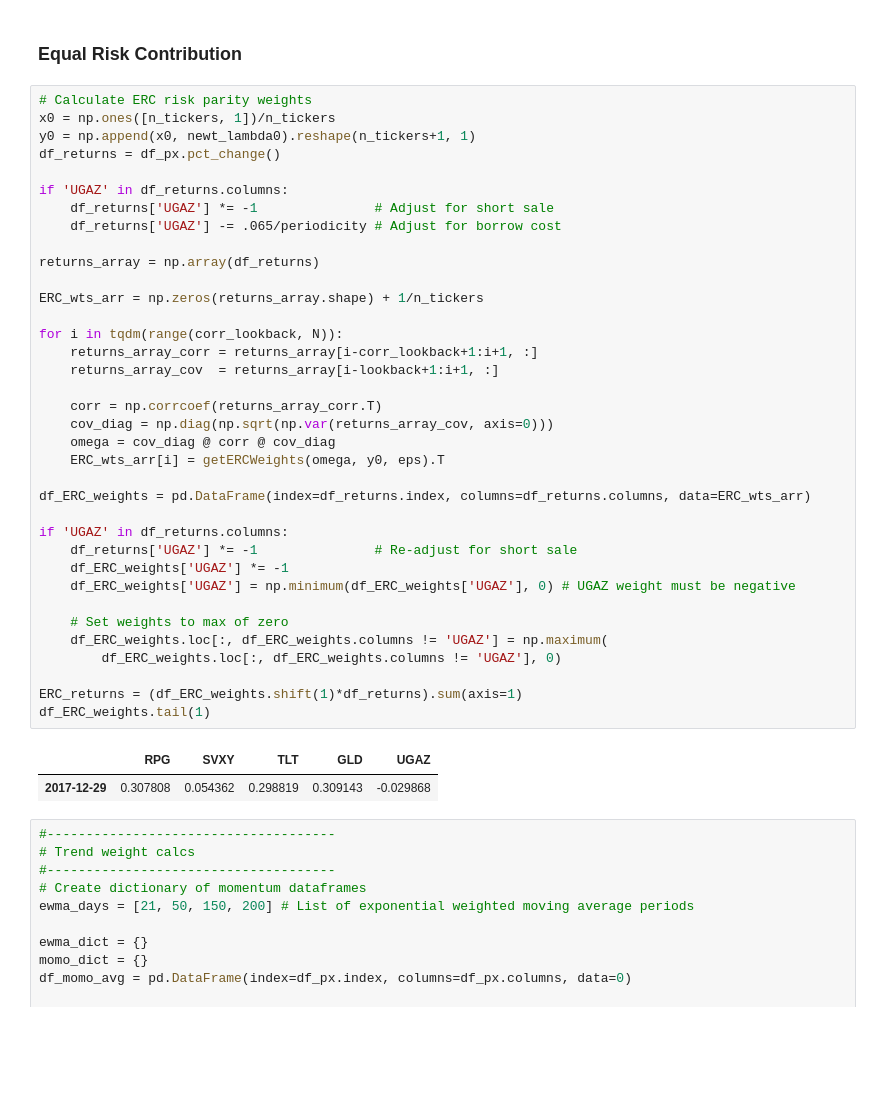
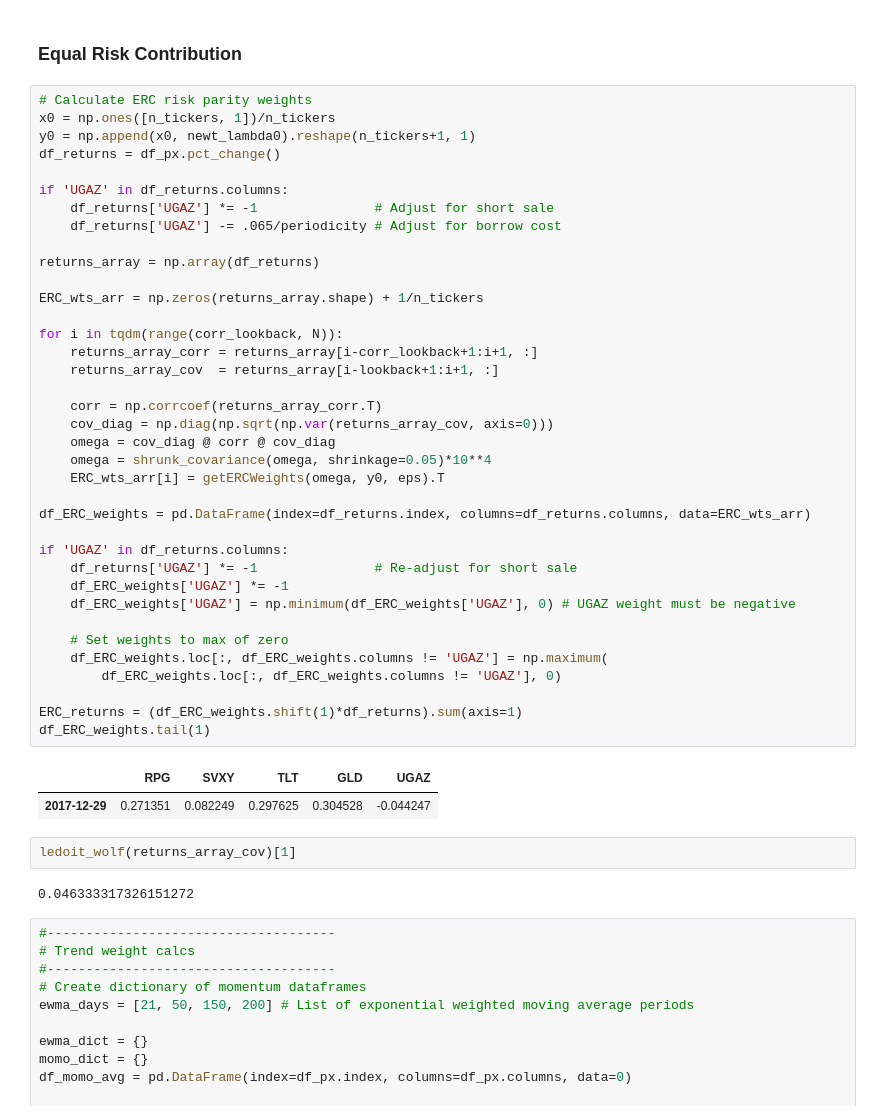
Before and after one commit to libolight/risk-parity, a Jupyter notebook: Risk parity weights.ipynb, the cells around one changed output. Cells and saved outputs as stored; diff of their text form; blank space fills up the shorter version.

```diff
--- a/Risk parity weights.ipynb
+++ b/Risk parity weights.ipynb
@@ -411,34 +516,39 @@ if 'UGAZ' in df_returns.columns:
     df_returns['UGAZ'] -= .065/periodicity # Adjust for borrow cost
 
 returns_array = np.array(df_returns)
 
 ERC_wts_arr = np.zeros(returns_array.shape) + 1/n_tickers
 
 for i in tqdm(range(corr_lookback, N)):
     returns_array_corr = returns_array[i-corr_lookback+1:i+1, :]
     returns_array_cov  = returns_array[i-lookback+1:i+1, :]
 
     corr = np.corrcoef(returns_array_corr.T)
     cov_diag = np.diag(np.sqrt(np.var(returns_array_cov, axis=0)))
     omega = cov_diag @ corr @ cov_diag
+    omega = shrunk_covariance(omega, shrinkage=0.05)*10**4
     ERC_wts_arr[i] = getERCWeights(omega, y0, eps).T
 
 df_ERC_weights = pd.DataFrame(index=df_returns.index, columns=df_returns.columns, data=ERC_wts_arr)
 
 if 'UGAZ' in df_returns.columns:
     df_returns['UGAZ'] *= -1               # Re-adjust for short sale
     df_ERC_weights['UGAZ'] *= -1
     df_ERC_weights['UGAZ'] = np.minimum(df_ERC_weights['UGAZ'], 0) # UGAZ weight must be negative
 
     # Set weights to max of zero
     df_ERC_weights.loc[:, df_ERC_weights.columns != 'UGAZ'] = np.maximum(
         df_ERC_weights.loc[:, df_ERC_weights.columns != 'UGAZ'], 0)
 
 ERC_returns = (df_ERC_weights.shift(1)*df_returns).sum(axis=1)
 df_ERC_weights.tail(1)
 # %% [output]
 |  | RPG | SVXY | TLT | GLD | UGAZ |
-| 2017-12-29 | 0.307808 | 0.054362 | 0.298819 | 0.309143 | -0.029868 |
+| 2017-12-29 | 0.271351 | 0.082249 | 0.297625 | 0.304528 | -0.044247 |
+# %%
+ledoit_wolf(returns_array_cov)[1]
+# %% [output]
+0.046333317326151272
 # %%
 #-------------------------------------
 # Trend weight calcs
```
Also changed, not shown: parts of 22 cells of this notebook.
